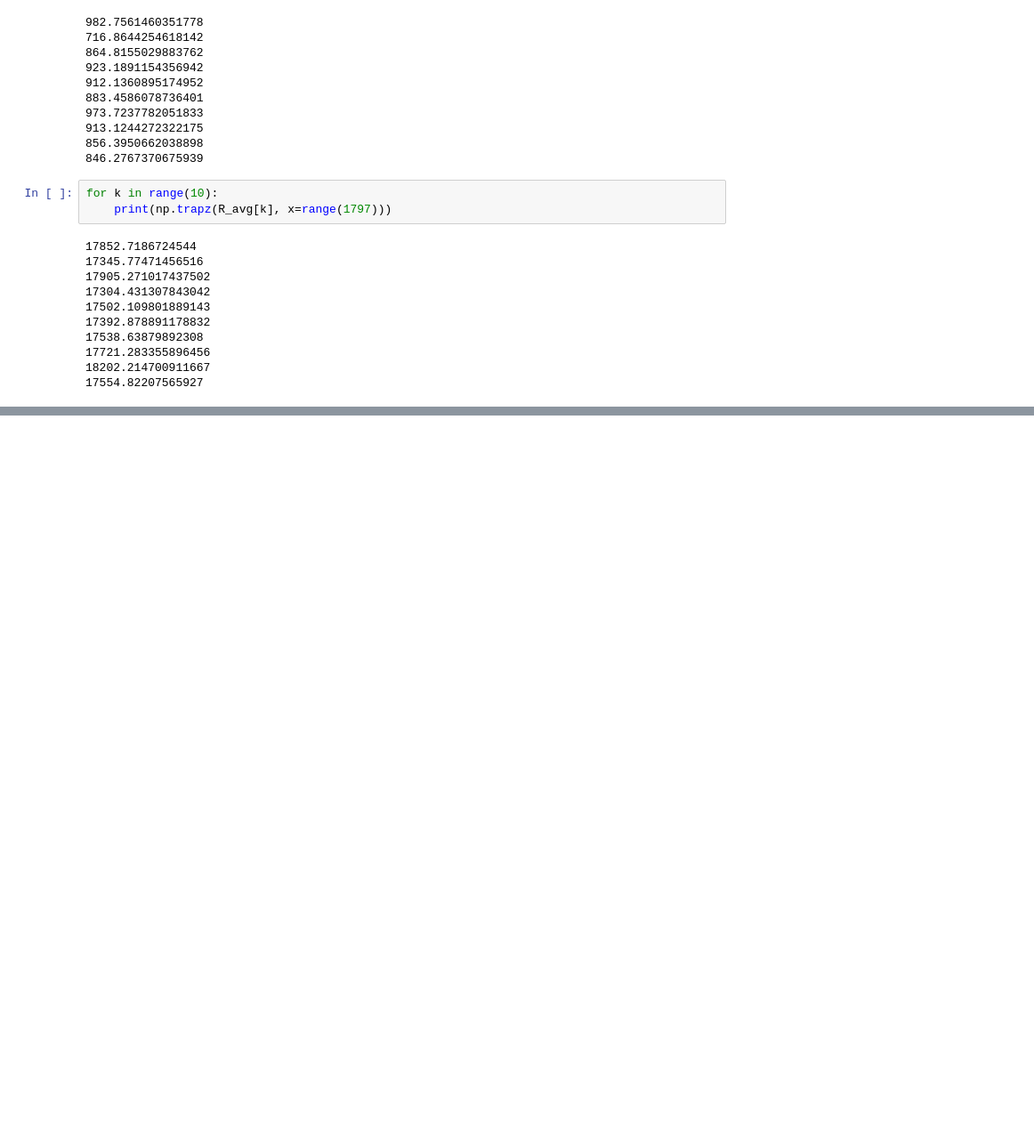
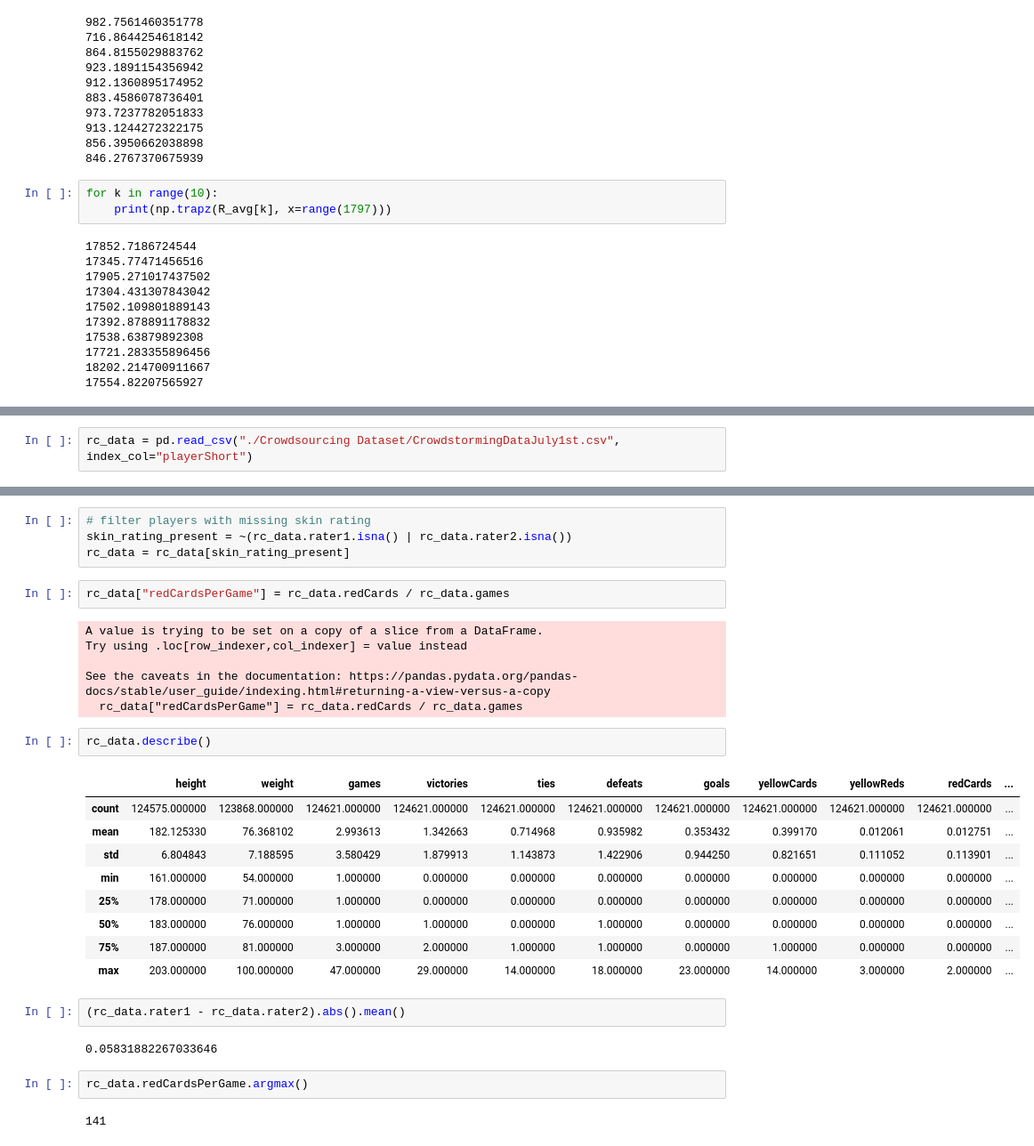
Before and after one commit to J-Gann/FML, a Jupyter notebook: ex04a/red-cards1.ipynb, the cells around one changed output, grey strips where cells are left out. Shown at 89% size. Cells and saved outputs as stored; diff of their text form; blank space fills up the shorter version.

```diff
--- a/ex04a/red-cards1.ipynb
+++ b/ex04a/red-cards1.ipynb
@@ -179,0 +183,2 @@ for k in range(10):
+# %%
+rc_data = pd.read_csv("./Crowdsourcing Dataset/CrowdstormingDataJuly1st.csv", index_col="playerShort")
@@ -179,0 +194,32 @@ for k in range(10):
+# %%
+# filter players with missing skin rating
+skin_rating_present = ~(rc_data.rater1.isna() | rc_data.rater2.isna())
+rc_data = rc_data[skin_rating_present]
+# %%
+rc_data["redCardsPerGame"] = rc_data.redCards / rc_data.games
+# %% [output]
+A value is trying to be set on a copy of a slice from a DataFrame.
+Try using .loc[row_indexer,col_indexer] = value instead
+
+See the caveats in the documentation: https://pandas.pydata.org/pandas-docs/stable/user_guide/indexing.html#returning-a-view-versus-a-copy
+  rc_data["redCardsPerGame"] = rc_data.redCards / rc_data.games
+# %%
+rc_data.describe()
+# %% [output]
+|  | height | weight | games | victories | ties | defeats | goals | yellowCards | yellowReds | redCards | ... |
+| count | 124575.000000 | 123868.000000 | 124621.000000 | 124621.000000 | 124621.000000 | 124621.000000 | 124621.000000 | 124621.000000 | 124621.000000 | 124621.000000 | ... |
+| mean | 182.125330 | 76.368102 | 2.993613 | 1.342663 | 0.714968 | 0.935982 | 0.353432 | 0.399170 | 0.012061 | 0.012751 | ... |
+| std | 6.804843 | 7.188595 | 3.580429 | 1.879913 | 1.143873 | 1.422906 | 0.944250 | 0.821651 | 0.111052 | 0.113901 | ... |
+| min | 161.000000 | 54.000000 | 1.000000 | 0.000000 | 0.000000 | 0.000000 | 0.000000 | 0.000000 | 0.000000 | 0.000000 | ... |
+| 25% | 178.000000 | 71.000000 | 1.000000 | 0.000000 | 0.000000 | 0.000000 | 0.000000 | 0.000000 | 0.000000 | 0.000000 | ... |
+| 50% | 183.000000 | 76.000000 | 1.000000 | 1.000000 | 0.000000 | 1.000000 | 0.000000 | 0.000000 | 0.000000 | 0.000000 | ... |
+| 75% | 187.000000 | 81.000000 | 3.000000 | 2.000000 | 1.000000 | 1.000000 | 0.000000 | 1.000000 | 0.000000 | 0.000000 | ... |
+| max | 203.000000 | 100.000000 | 47.000000 | 29.000000 | 14.000000 | 18.000000 | 23.000000 | 14.000000 | 3.000000 | 2.000000 | ... |
+# %%
+(rc_data.rater1 - rc_data.rater2).abs().mean()
+# %% [output]
+0.05831882267033646
+# %%
+rc_data.redCardsPerGame.argmax()
+# %% [output]
+141
```
Also changed, not shown: parts of 10 cells of this notebook, 1 other file.
